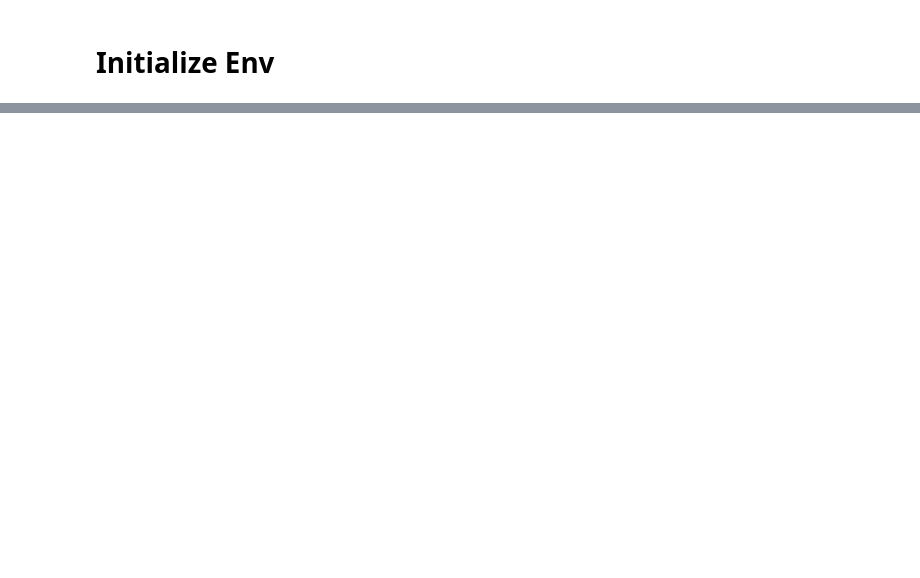
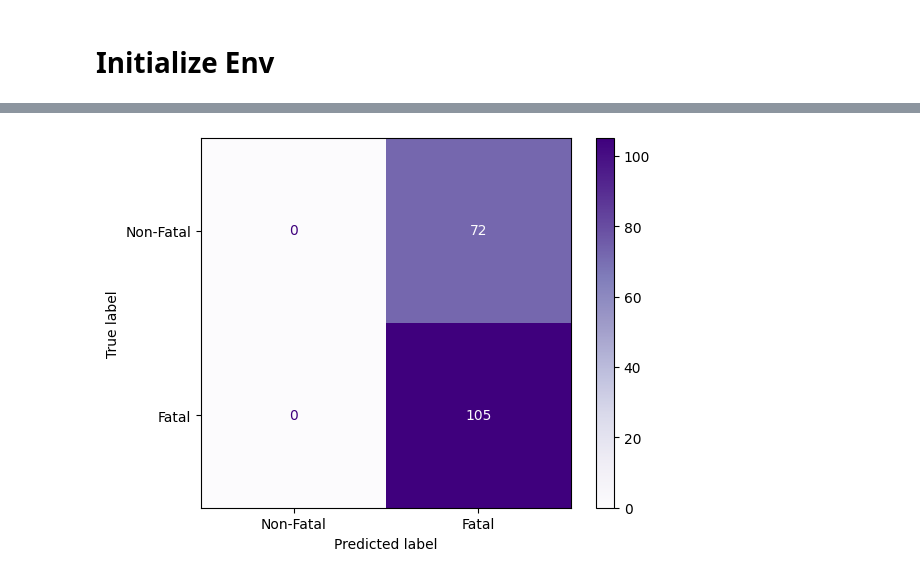
Before and after one commit to ramwtz/data-science-project, a Jupyter notebook: draft/text_model_train.ipynb, the cells around one changed output, grey strips where cells are left out. Saved outputs shown, nothing was run; the diff lists cells and outputs as text; code cells hidden in the pictures; blank space fills up the shorter version.

```diff
--- a/draft/text_model_train.ipynb
+++ b/draft/text_model_train.ipynb
@@ -798,0 +205,3 @@ Note: you may need to restart the kernel to use updated packages.
+# %%
+classes = pd.get_dummies(model_data['deaths_binary'], dtype='uint8').values
+classes
@@ -798,0 +424,5 @@ Note: you may need to restart the kernel to use updated packages.
+# %%
+# create assessment values
+y_probability = text_model.predict(X_test, verbose=0)
+y_test_binary = np.argmax(y_test, axis=-1)
+y_predicted_binary = np.argmax(y_probability, axis=-1)
@@ -798,0 +455,8 @@ Note: you may need to restart the kernel to use updated packages.
+# %%
+metrics.ConfusionMatrixDisplay.from_predictions(
+    y_test_binary, y_predicted_binary,
+    display_labels=['Non-Fatal','Fatal'],
+    cmap='Purples')
+plt.show()
+# %% [output]
+[figure, added]
```
Also changed, not shown: parts of 156 cells of this notebook.
